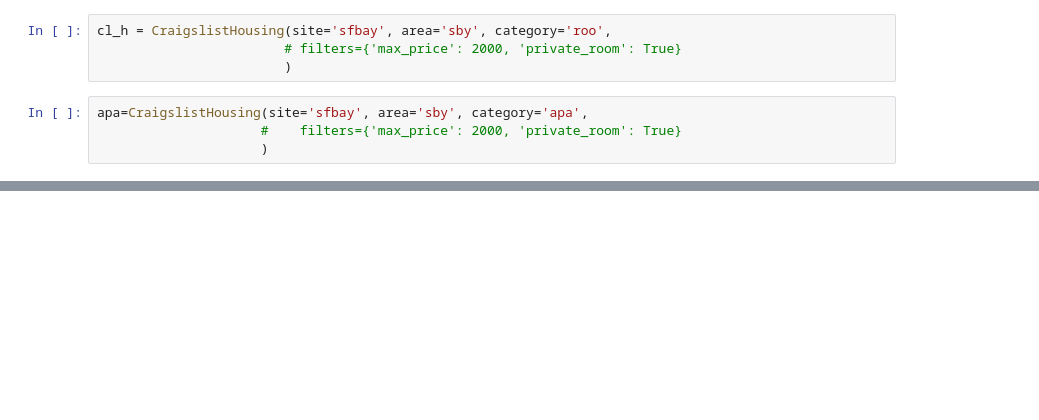
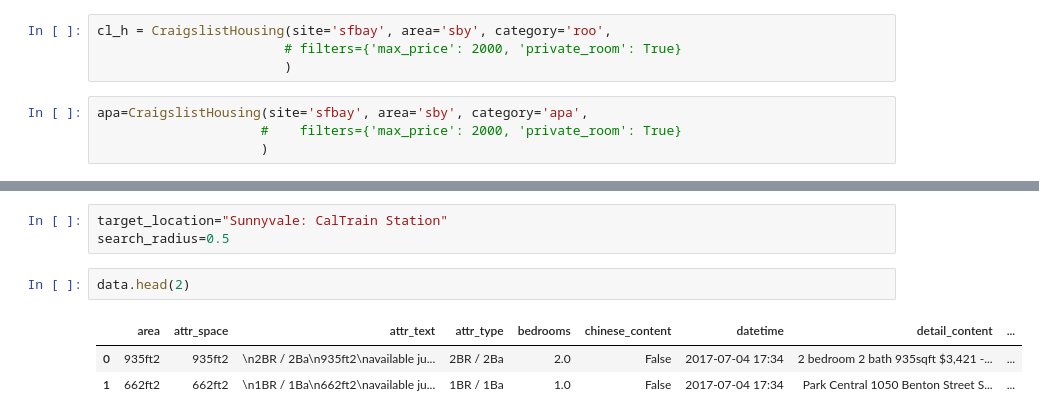
Before and after one commit to bjyic/CraglistHousing, a Jupyter notebook: Craglist_detail_V1.ipynb, the cells around one changed output, grey strips where cells are left out. Drawn from its saved outputs; the diff is of its cells as text; blank space fills up the shorter version.

```diff
--- a/Craglist_detail_V1.ipynb
+++ b/Craglist_detail_V1.ipynb
@@ -441,0 +503,9 @@ ConnectionError: HTTPConnectionPool(host='sfbay.craigslist.org', port=80): Max r
+# %%
+target_location="Sunnyvale: CalTrain Station"
+search_radius=0.5
+# %%
+data.head(2)
+# %% [output]
+|  | area | attr_space | attr_text | attr_type | bedrooms | chinese_content | datetime | detail_content | ... |
+| 0 | 935ft2 | 935ft2 | \n2BR / 2Ba\n935ft2\navailable ju... | 2BR / 2Ba | 2.0 | False | 2017-07-04 17:34 | 2 bedroom 2 bath 935sqft $3,421 -... | ... |
+| 1 | 662ft2 | 662ft2 | \n1BR / 1Ba\n662ft2\navailable ju... | 1BR / 1Ba | 1.0 | False | 2017-07-04 17:34 | Park Central 1050 Benton Street S... | ... |
```
Also changed, not shown: parts of 18 cells of this notebook.
